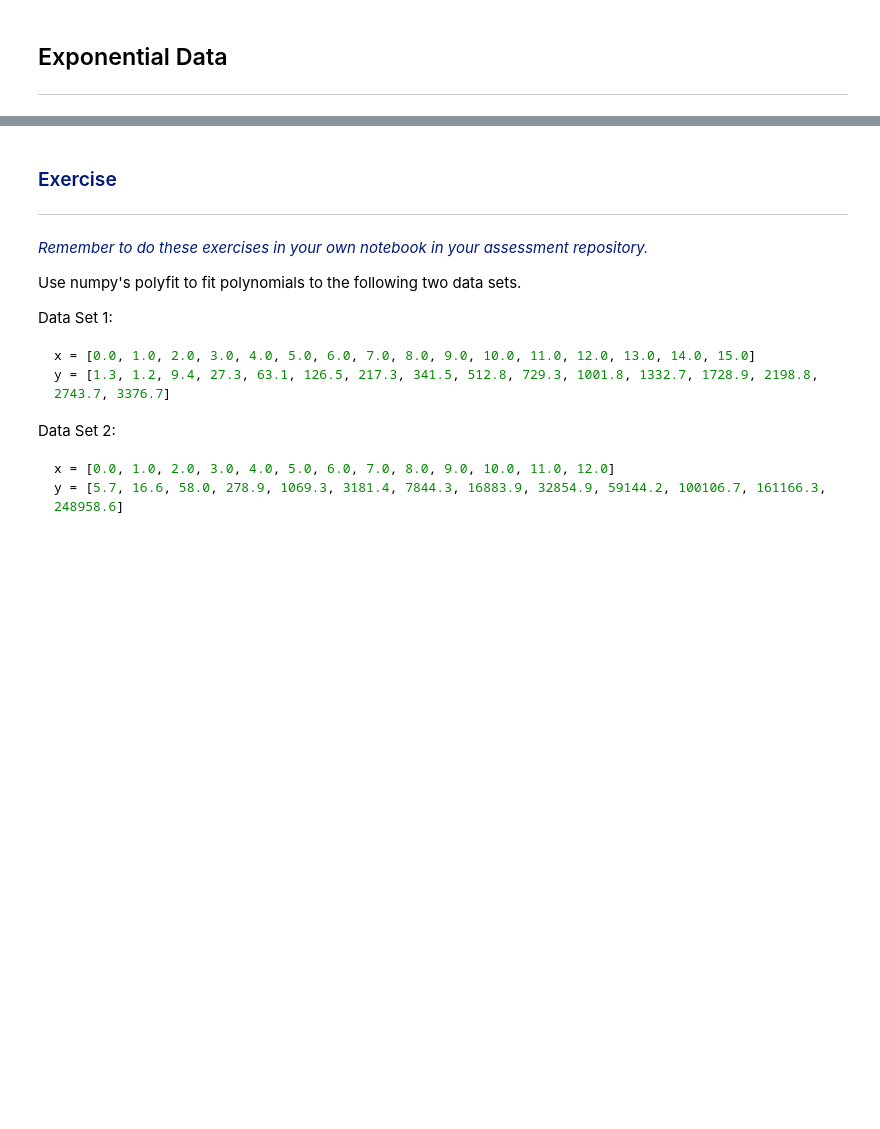
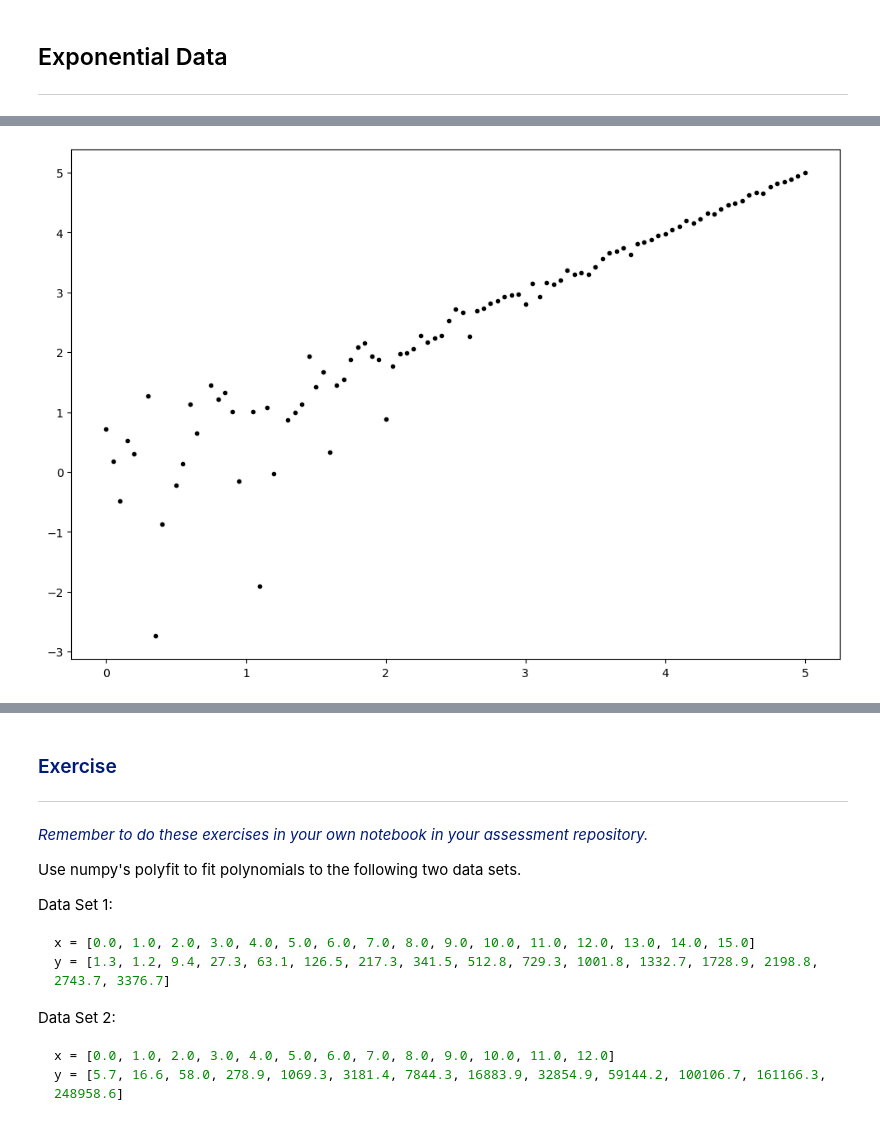
Before and after one commit to ianmcloughlin/2223-S1-machine-learn-stats, a Jupyter notebook: notebooks/03-parameters.ipynb, the cells around one changed output, grey strips where cells are left out. Cells and saved outputs as stored; diff of their text form; code cells hidden in the pictures; blank space fills up the shorter version.

```diff
--- a/notebooks/03-parameters.ipynb
+++ b/notebooks/03-parameters.ipynb
@@ -224,0 +253,7 @@ $ y = ae^{bx} $
+# %%
+# Create a plot.
+fig, ax = plt.subplots(figsize=(12, 8))
+
+ax.plot(x, np.log(y), 'k.');
+# %% [output]
+[figure, added]
```
Also changed, not shown: parts of 24 cells of this notebook.
